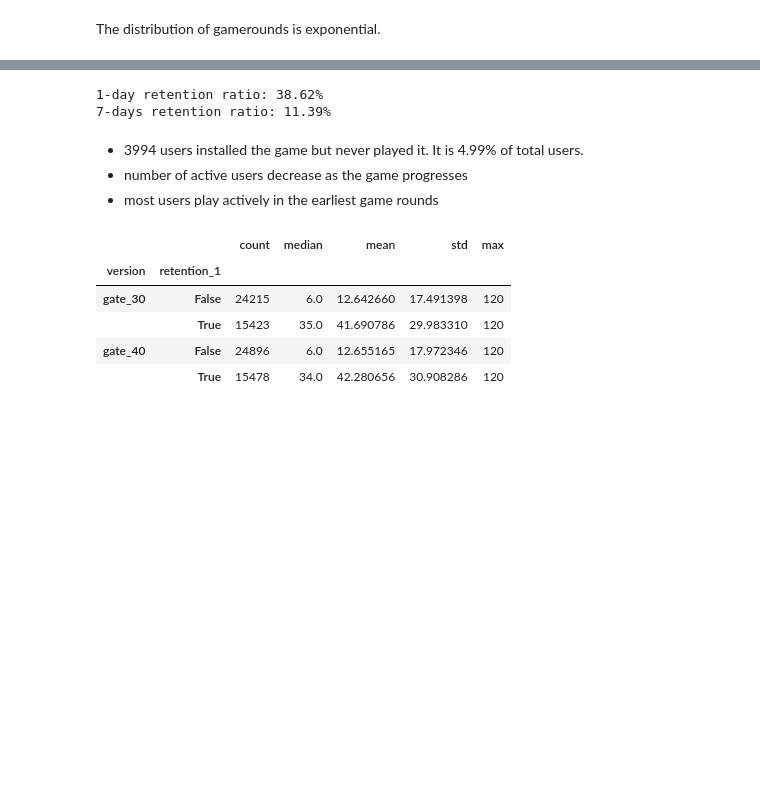
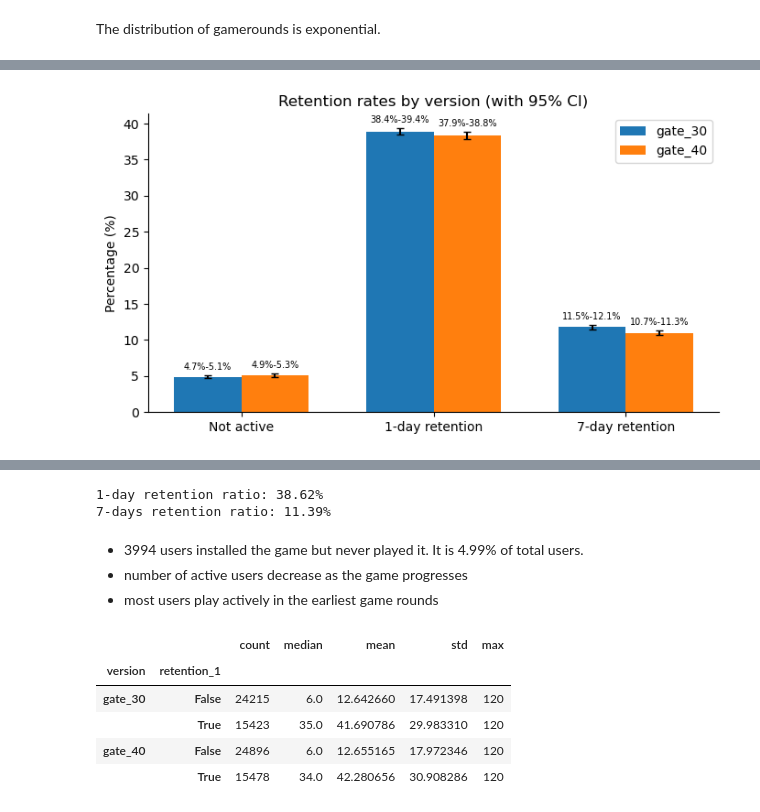
Before and after one commit to Marta-T/Statistical_Testing_Looker_Dashboard, a Jupyter notebook: cookie_cats_AB_test.ipynb, the cells around one changed output, grey strips where cells are left out. Drawn from its saved outputs; the diff is of its cells as text; code cells hidden in the pictures; blank space fills up the shorter version.

```diff
--- a/cookie_cats_AB_test.ipynb
+++ b/cookie_cats_AB_test.ipynb
@@ -133,16 +111,4 @@ plt.show()
 [figure]
 # %% [markdown]
 There is an outlier in the gate_30 group that has to be removed before the statistical analysis.
-# %%
-def remove_outliers(df, col):
-    Q1 = df[col].quantile(0.25)
-    Q3 = df[col].quantile(0.75)
-    IQR = Q3 - Q1
-
-    lower_bound = Q1 - 1.5 * IQR
-    upper_bound = Q3 + 1.5 * IQR
-
-    df_cleaned = df[(df[col] >= lower_bound) & (df[col] <= upper_bound)]
-
-    return df_cleaned
 # %%
@@ -172,0 +252,88 @@ not_active_users_perc.round(2)
+# %%
+def proportion_ci(count, total, confidence=0.95):
+    prop = count / total
+    se = np.sqrt(prop * (1 - prop) / total)
+    margin = stats.norm.ppf((1 + confidence) / 2) * se
+    return margin
+
+
+gate_30 = df_cats_clean[df_cats_clean["version"] == "gate_30"]
+gate_40 = df_cats_clean[df_cats_clean["version"] == "gate_40"]
+
+total_30 = len(gate_30)
+not_active_30_count = (gate_30["sum_gamerounds"] == 0).sum()
+retention1_30_count = gate_30["retention_1"].sum()
+retention7_30_count = gate_30["retention_7"].sum()
+
+not_active_30 = not_active_30_count / total_30 * 100
+retention1_30 = retention1_30_count / total_30 * 100
+retention7_30 = retention7_30_count / total_30 * 100
+
+total_40 = len(gate_40)
+not_active_40_count = (gate_40["sum_gamerounds"] == 0).sum()
+retention1_40_count = gate_40["retention_1"].sum()
+retention7_40_count = gate_40["retention_7"].sum()
+
+not_active_40 = not_active_40_count / total_40 * 100
+retention1_40 = retention1_40_count / total_40 * 100
+retention7_40 = retention7_40_count / total_40 * 100
+
+ci_30 = [
+    proportion_ci(not_active_30_count, total_30) * 100,
+    proportion_ci(retention1_30_count, total_30) * 100,
+    proportion_ci(retention7_30_count, total_30) * 100,
+]
+
+ci_40 = [
+    proportion_ci(not_active_40_count, total_40) * 100,
+    proportion_ci(retention1_40_count, total_40) * 100,
+    proportion_ci(retention7_40_count, total_40) * 100,
+]
+
+categories = ["Not active", "1-day retention", "7-day retention"]
+gate_30_values = [not_active_30, retention1_30, retention7_30]
+gate_40_values = [not_active_40, retention1_40, retention7_40]
+
+x = np.arange(len(categories))
+width = 0.35
+
+fig, ax = plt.subplots(figsize=(7, 4))
+bars1 = ax.bar(
+    x - width / 2, gate_30_values, width, label="gate_30", yerr=ci_30, capsize=3
+)
+bars2 = ax.bar(
+    x + width / 2, gate_40_values, width, label="gate_40", yerr=ci_40, capsize=3
+)
+
+ax.set_ylabel("Percentage (%)")
+ax.set_title("Retention rates by version (with 95% CI)")
+ax.set_xticks(x)
+ax.set_xticklabels(categories)
+ax.legend()
+
+for i, (val, ci) in enumerate(zip(gate_30_values, ci_30)):
+    ax.text(
+        i - width / 2,
+        val + ci + 0.5,
+        f"{val-ci:.1f}%-{val+ci:.1f}%",
+        ha="center",
+        va="bottom",
+        fontsize=7,
+    )
+
+for i, (val, ci) in enumerate(zip(gate_40_values, ci_40)):
+    ax.text(
+        i + width / 2,
+        val + ci + 0.5,
+        f"{val-ci:.1f}%-{val+ci:.1f}%",
+        ha="center",
+        va="bottom",
+        fontsize=7,
+    )
+
+plt.gca().spines["top"].set_visible(False)
+plt.gca().spines["right"].set_visible(False)
+plt.tight_layout()
+plt.show()
+# %% [output]
+[figure, added]
```
Also changed, not shown: parts of 47 cells of this notebook.
